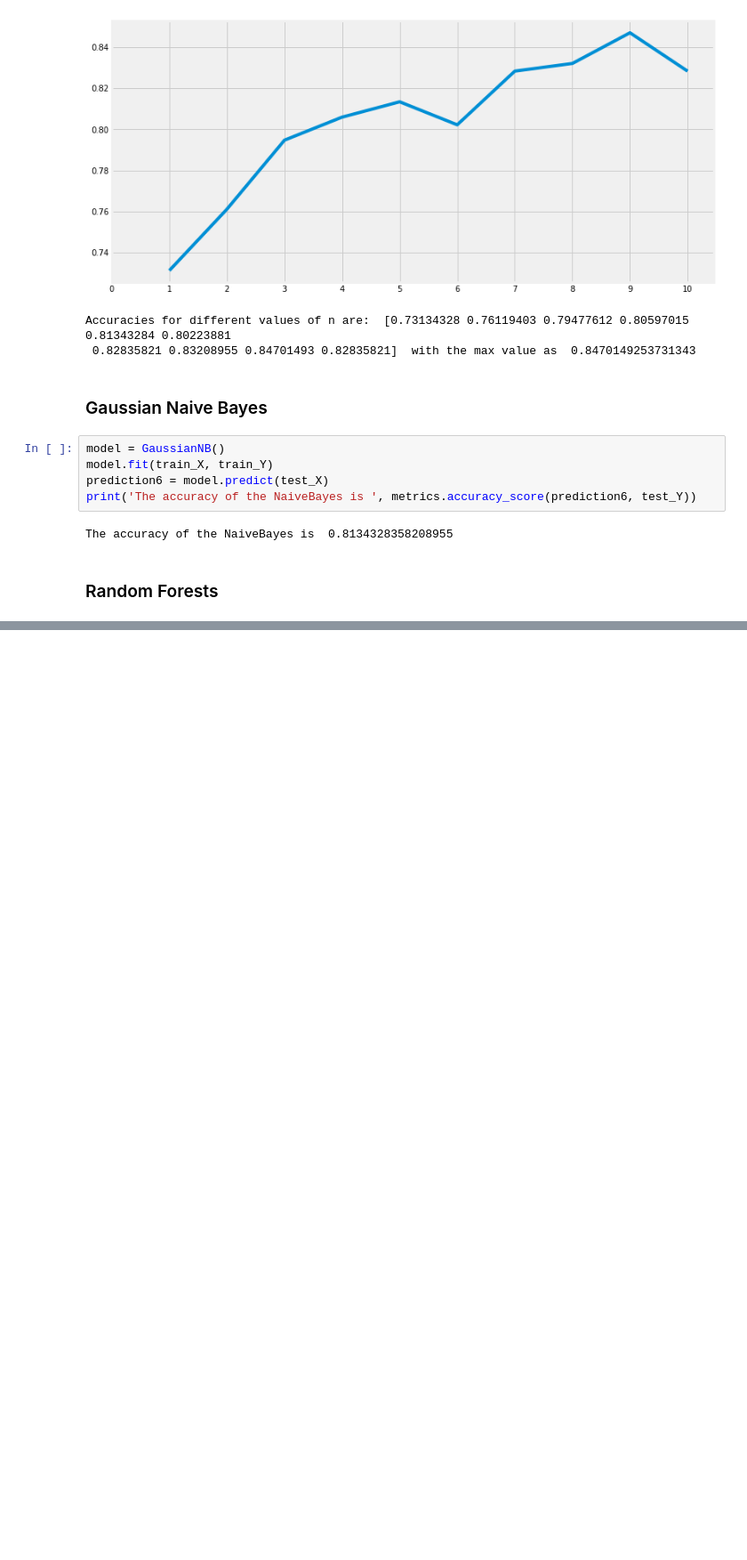
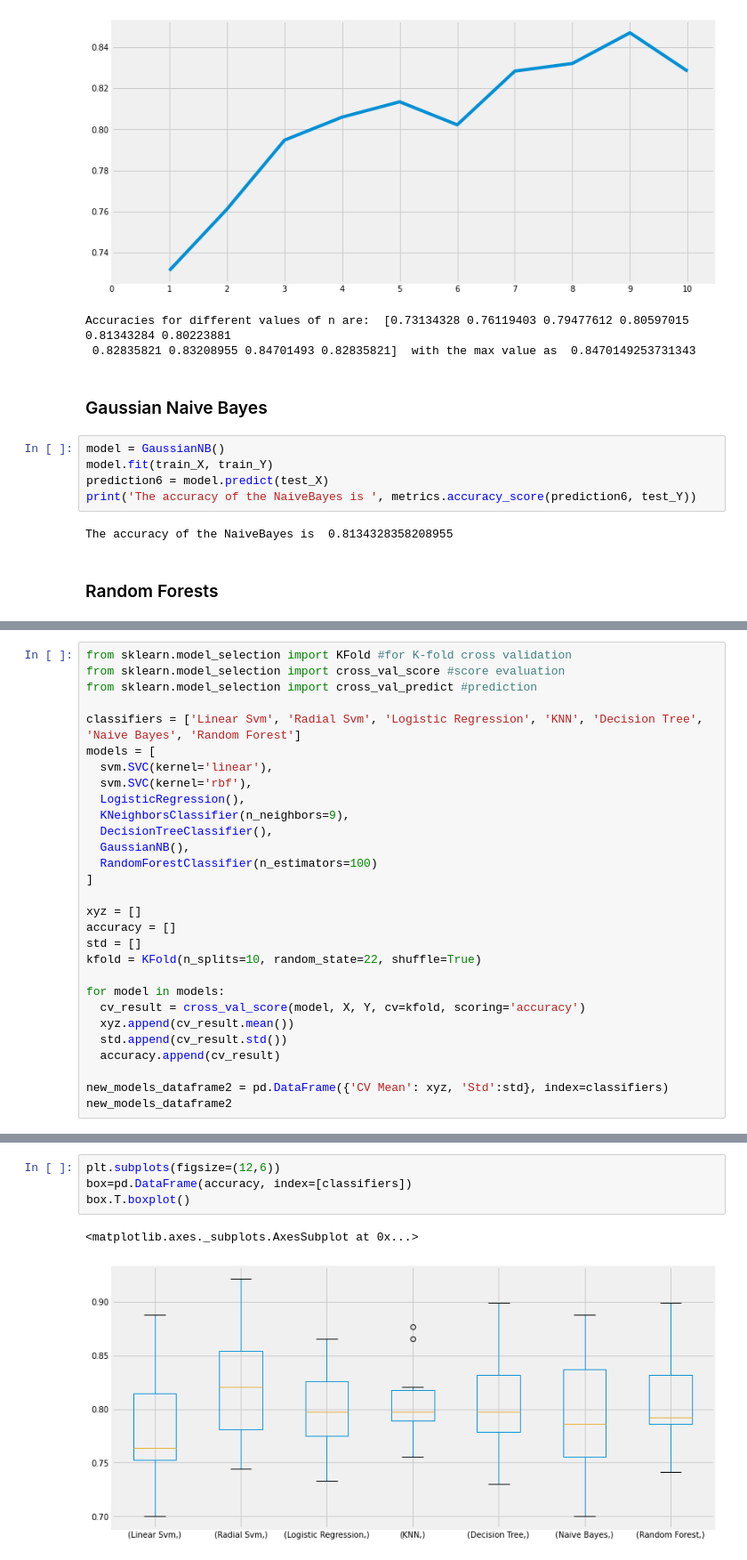
Before and after one commit to shwldus3/data-analysis-practice, a Jupyter notebook: 01_titanic.ipynb, the cells around one changed output, grey strips where cells are left out. Shown: that part at 89% size. Drawn from its saved outputs; the diff is of its cells as text; blank space fills up the shorter version.

Commit message:
titanic cross validation

```diff
--- a/01_titanic.ipynb
+++ b/01_titanic.ipynb
@@ -799,0 +816,29 @@ The accuracy of the Random Forests is 0.8246268656716418
+# %%
+from sklearn.model_selection import KFold #for K-fold cross validation
+from sklearn.model_selection import cross_val_score #score evaluation
+from sklearn.model_selection import cross_val_predict #prediction
+
+classifiers = ['Linear Svm', 'Radial Svm', 'Logistic Regression', 'KNN', 'Decision Tree', 'Naive Bayes', 'Random Forest']
+models = [
+  svm.SVC(kernel='linear'),
+  svm.SVC(kernel='rbf'),
+  LogisticRegression(),
+  KNeighborsClassifier(n_neighbors=9),
+  DecisionTreeClassifier(),
+  GaussianNB(),
+  RandomForestClassifier(n_estimators=100)
+]
+
+xyz = []
+accuracy = []
+std = []
+kfold = KFold(n_splits=10, random_state=22, shuffle=True)
+
+for model in models:
+  cv_result = cross_val_score(model, X, Y, cv=kfold, scoring='accuracy')
+  xyz.append(cv_result.mean())
+  std.append(cv_result.std())
+  accuracy.append(cv_result)
+
+new_models_dataframe2 = pd.DataFrame({'CV Mean': xyz, 'Std':std}, index=classifiers)
+new_models_dataframe2
@@ -799,0 +854,7 @@ The accuracy of the Random Forests is 0.8246268656716418
+# %%
+plt.subplots(figsize=(12,6))
+box=pd.DataFrame(accuracy, index=[classifiers])
+box.T.boxplot()
+# %% [output]
+<matplotlib.axes._subplots.AxesSubplot at 0x...>
+[figure, added]
```
Also changed, not shown: parts of 16 cells of this notebook.
